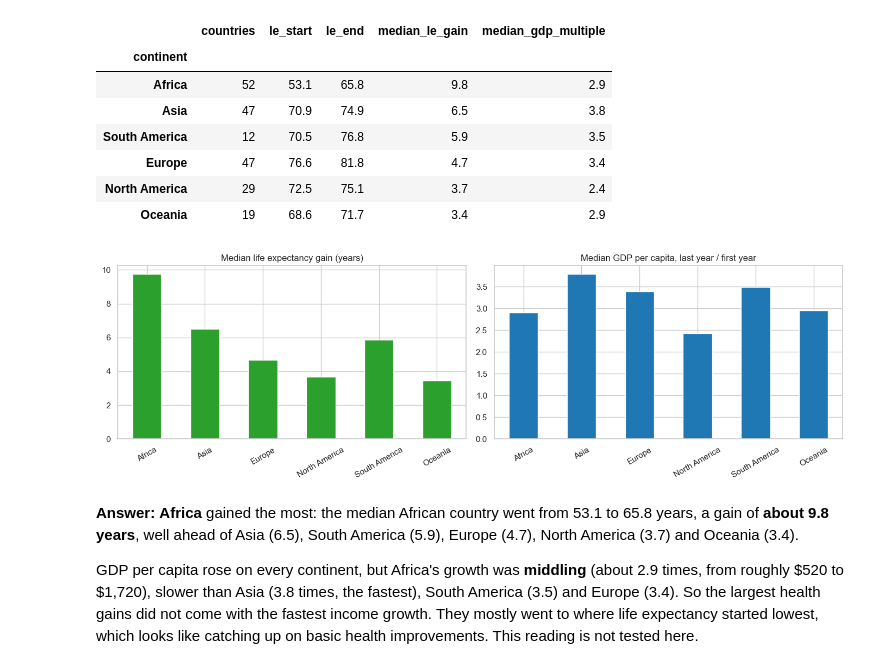
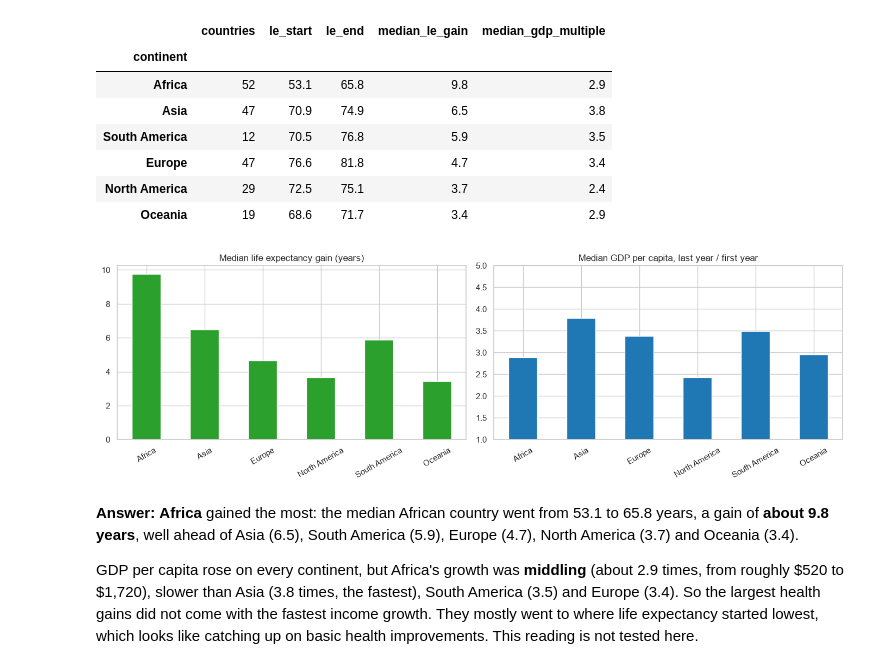
Before and after one commit to AkotoChristine/PDA_Assignment_2-, a Jupyter notebook: Group2_EDA_GDP_per_capita.ipynb, the cells around one changed output. Cells and saved outputs as stored; diff of their text form; code cells hidden in the pictures.

```diff
--- a/Group2_EDA_GDP_per_capita.ipynb
+++ b/Group2_EDA_GDP_per_capita.ipynb
@@ -454,7 +554,9 @@ pd.DataFrame(rows, columns=["indicator", "lower limit", "upper limit", "outliers
 # %%
 fig, axes = plt.subplots(1, 3, figsize=(15, 4))
 for ax, col, color in zip(axes, indicators, colors):
-    ax.boxplot(df[col].dropna(), patch_artist=True, boxprops=dict(facecolor=color, alpha=0.5))
+    ax.boxplot(
+        df[col].dropna(), patch_artist=True, boxprops=dict(facecolor=color, alpha=0.5)
+    )
     ax.set_title(col)
     ax.set_xticks([])
 axes[0].set_yscale("log")
@@ -500,7 +614,11 @@ Central African Republic  2019             31.5
 
 **Comparing two continents: Africa and Europe.** We plot the median life expectancy and median GDP per capita of each continent over time.
 # %%
-continent_year = df.groupby(["year", "continent"])[["life_expectancy", "gdp_per_capita"]].median().reset_index()
+continent_year = (
+    df.groupby(["year", "continent"])[["life_expectancy", "gdp_per_capita"]]
+    .median()
+    .reset_index()
+)
 two = continent_year[continent_year["continent"].isin(["Africa", "Europe"])]
 
 fig, axes = plt.subplots(1, 2, figsize=(14, 4.5))
@@ -864,9 +1055,16 @@ For each country we compare its first and last year of data. To keep the compari
 # %%
 gdp_rows = df.dropna(subset=["gdp_per_capita"]).sort_values(["Country Name", "year"])
 
-change = gdp_rows.groupby(["Country Name", "continent"]).agg(
-    first_year=("year", "first"), last_year=("year", "last"),
-    gdp_start=("gdp_per_capita", "first"), gdp_end=("gdp_per_capita", "last")).reset_index()
+change = (
+    gdp_rows.groupby(["Country Name", "continent"])
+    .agg(
+        first_year=("year", "first"),
+        last_year=("year", "last"),
+        gdp_start=("gdp_per_capita", "first"),
+        gdp_end=("gdp_per_capita", "last"),
+    )
+    .reset_index()
+)
 
 # Life expectancy has no gaps, so its first and last years are 2000 and 2024
 le_2000 = df[df["year"] == 2000].set_index("Country Name")["life_expectancy"]
@@ -876,14 +1074,22 @@ change["le_end"] = change["Country Name"].map(le_2024)
 
 change = change[(change["first_year"] <= 2003) & (change["last_year"] >= 2021)]
 change["le_gain"] = change["le_end"] - change["le_start"]
-change["gdp_multiple"] = change["gdp_end"] / change["gdp_start"]   # 2.0 = GDP per capita doubled
+change["gdp_multiple"] = (
+    change["gdp_end"] / change["gdp_start"]
+)  # 2.0 = GDP per capita doubled
 
 print("Countries kept:", len(change))
-result = change.groupby("continent").agg(
-    countries=("Country Name", "count"),
-    le_start=("le_start", "median"), le_end=("le_end", "median"),
-    median_le_gain=("le_gain", "median"),
-    median_gdp_multiple=("gdp_multiple", "median")).reindex(continent_order)
+result = (
+    change.groupby("continent")
+    .agg(
+        countries=("Country Name", "count"),
+        le_start=("le_start", "median"),
+        le_end=("le_end", "median"),
+        median_le_gain=("le_gain", "median"),
+        median_gdp_multiple=("gdp_multiple", "median"),
+    )
+    .reindex(continent_order)
+)
 result.sort_values("median_le_gain", ascending=False).round(1)
 # %% [output]
 Countries kept: 206
@@ -898,16 +1104,17 @@ Countries kept: 206
 # %%
 fig, axes = plt.subplots(1, 2, figsize=(14, 4.5))
 result["median_le_gain"].plot(kind="bar", ax=axes[0], color="tab:green")
 axes[0].set_title("Median life expectancy gain (years)")
 result["median_gdp_multiple"].plot(kind="bar", ax=axes[1], color="tab:blue")
 axes[1].set_title("Median GDP per capita, last year / first year")
+axes[1].set_ylim(1.0, 5)
 for ax in axes:
     ax.set_xlabel("")
     ax.tick_params(axis="x", rotation=30)
 plt.tight_layout()
 plt.show()
 # %% [output]
-[figure, old version]
+[figure, new version]
 # %% [markdown]
 **Answer:** **Africa** gained the most: the median African country went from 53.1 to 65.8 years, a gain of **about 9.8 years**, well ahead of Asia (6.5), South America (5.9), Europe (4.7), North America (3.7) and Oceania (3.4).
 
```
Also changed, not shown: parts of 25 cells of this notebook, 5 other files.
